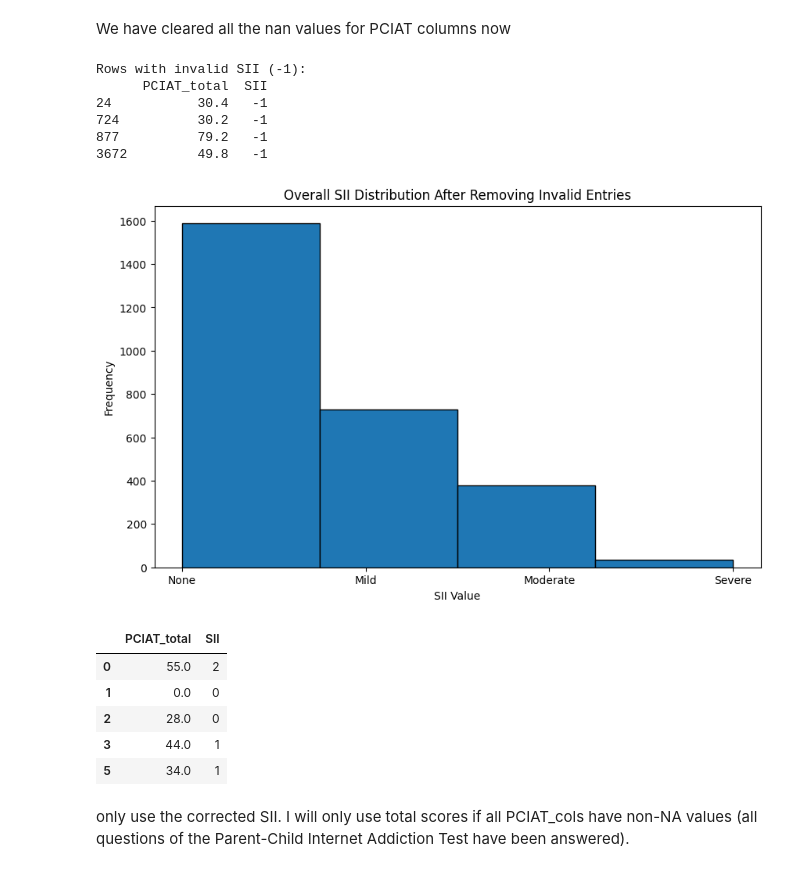
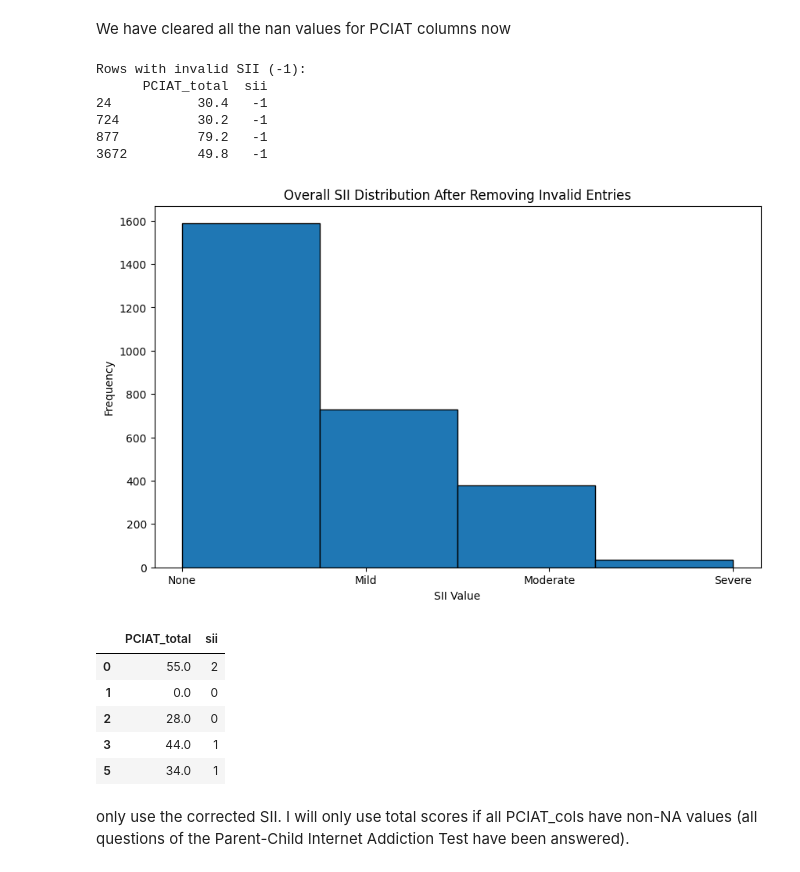
Before and after one commit to Nandana-Chigaterappa-HemanthKumar/PulseNet, a Jupyter notebook: data-cleaning-for-ml-model.ipynb, the cells around one changed output. Cells and saved outputs as stored; diff of their text form; code cells hidden in the pictures.

```diff
--- a/data-cleaning-for-ml-model.ipynb
+++ b/data-cleaning-for-ml-model.ipynb
@@ -530,39 +534,39 @@ def calculate_sii(pciat_total):
         return -1  # Invalid, in case the total exceeds 100
 
 # Apply the SII calculation to the PCIAT_total column
-train['SII'] = train['PCIAT_total'].apply(calculate_sii)
+train['sii'] = train['PCIAT_total'].apply(calculate_sii)
 
 # Step 3: Check for any invalid SII (-1 values)
-invalid_sii_rows = train[train['SII'] == -1]
+invalid_sii_rows = train[train['sii'] == -1]
 if not invalid_sii_rows.empty:
-    print(f"Rows with invalid SII (-1):\n{invalid_sii_rows[['PCIAT_total', 'SII']].head()}")  # Display first few invalid rows
+    print(f"Rows with invalid SII (-1):\n{invalid_sii_rows[['PCIAT_total', 'sii']].head()}")  # Display first few invalid rows
 else:
     print("No invalid SII values (-1) found.")
 # %% [output]
 Rows with invalid SII (-1):
-      PCIAT_total  SII
+      PCIAT_total  sii
 24           30.4   -1
 724          30.2   -1
 877          79.2   -1
 3672         49.8   -1
 # %%
 # Step 3: Remove rows with invalid SII (-1 values)
-train_cleaned = train[train['SII'] != -1]
+train = train[train['sii'] != -1]
 
 # Step 4: Check the overall distribution of SII
 plt.figure(figsize=(10, 6))
-plt.hist(train_cleaned['SII'], bins=4, edgecolor='black')  # Adjust bins for SII values (0-3)
+plt.hist(train['sii'], bins=4, edgecolor='black')  # Adjust bins for SII values (0-3)
 plt.title('Overall SII Distribution After Removing Invalid Entries')
 plt.xlabel('SII Value')
 plt.ylabel('Frequency')
 plt.xticks([0, 1, 2, 3], ['None', 'Mild', 'Moderate', 'Severe'])  # Label x-axis with SII categories
 plt.show()
 
 # Display the updated dataframe with PCIAT_total and SII for reference
-train_cleaned[['PCIAT_total', 'SII']].head()
+train[['PCIAT_total', 'sii']].head()
 # %% [output]
 [figure]
-|  | PCIAT_total | SII |
+|  | PCIAT_total | sii |
 | 0 | 55.0 | 2 |
 | 1 | 0.0 | 0 |
 | 2 | 28.0 | 0 |
```
Also changed, not shown: parts of 42 cells of this notebook.
